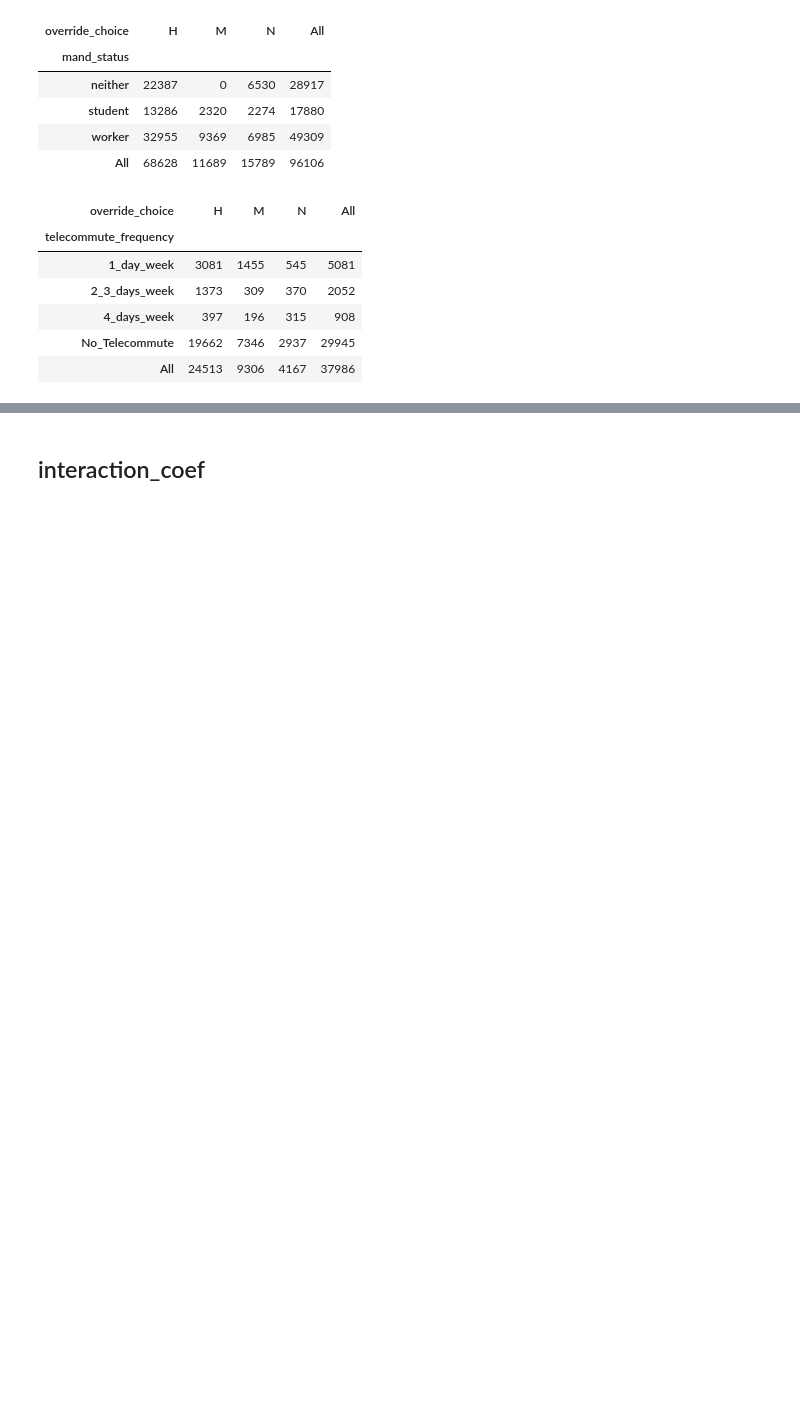
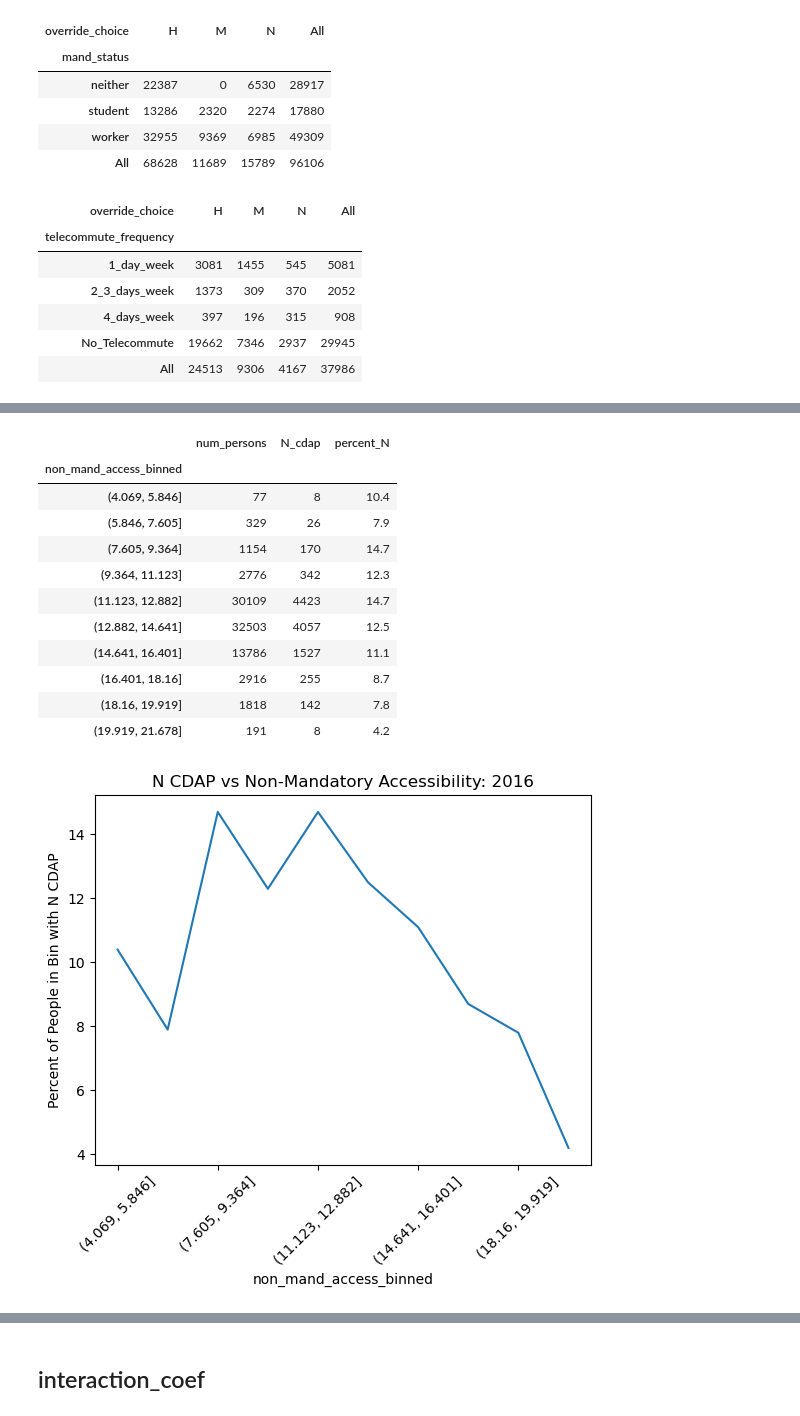
Before and after one commit to SANDAG/ABM, a Jupyter notebook: src/asim/estimation/resident/cdap.ipynb, the cells around one changed output, grey strips where cells are left out. Drawn from its saved outputs; the diff is of its cells as text; code cells hidden in the pictures; blank space fills up the shorter version.

```diff
--- a/src/asim/estimation/resident/cdap.ipynb
+++ b/src/asim/estimation/resident/cdap.ipynb
@@ -247,0 +341,22 @@ pd.crosstab(df.telecommute_frequency, df.override_choice, margins=True)
+# %%
+N_by_access_2016 = create_N_by_access(df[df.survey_year == 2016], bins=10)
+display(N_by_access_2016)
+N_by_access_2016.percent_N.plot()
+plt.xticks(rotation=45)
+plt.ylabel('Percent of People in Bin with N CDAP')
+plt.title('N CDAP vs Non-Mandatory Accessibility: 2016')
+plt.show()
+# %% [output]
+|  | num_persons | N_cdap | percent_N |
+| non_mand_access_binned |  |  |  |
+| (4.069, 5.846] | 77 | 8 | 10.4 |
+| (5.846, 7.605] | 329 | 26 | 7.9 |
+| (7.605, 9.364] | 1154 | 170 | 14.7 |
+| (9.364, 11.123] | 2776 | 342 | 12.3 |
+| (11.123, 12.882] | 30109 | 4423 | 14.7 |
+| (12.882, 14.641] | 32503 | 4057 | 12.5 |
+| (14.641, 16.401] | 13786 | 1527 | 11.1 |
+| (16.401, 18.16] | 2916 | 255 | 8.7 |
+| (18.16, 19.919] | 1818 | 142 | 7.8 |
+| (19.919, 21.678] | 191 | 8 | 4.2 |
+[figure, added]
```
Also changed, not shown: parts of 25 cells of this notebook, 13 other files.
